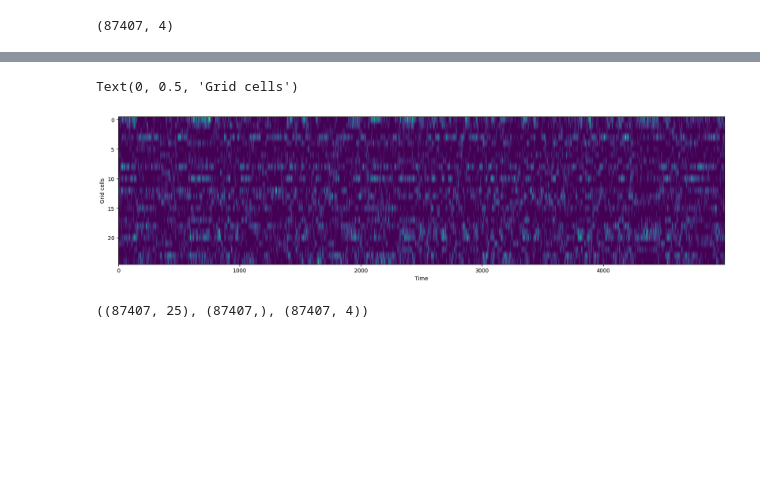
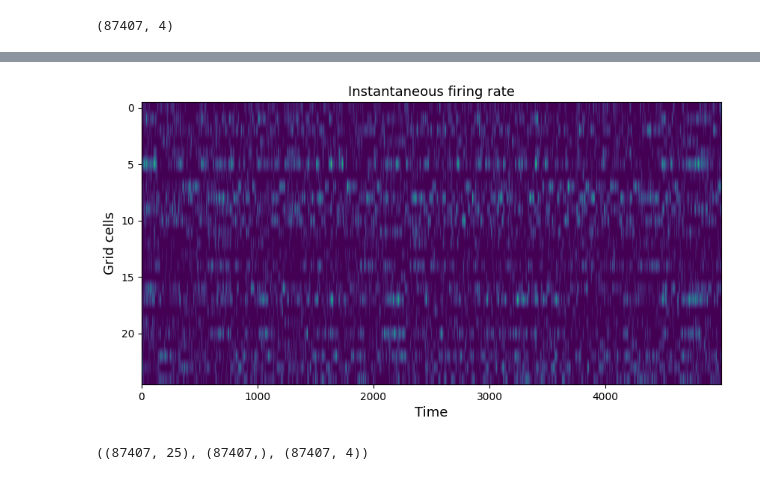
Before and after one commit to PJJ19/autopi_grid_cell_decoding, a Jupyter notebook: notebooks/4_Predicting toroidal location based on grid cell activity.ipynb, the cells around one changed output, grey strips where cells are left out. Saved outputs shown, nothing was run; the diff lists cells and outputs as text; code cells hidden in the pictures; blank space fills up the shorter version.

Commit message:
Update notebooks and images

```diff
--- a/notebooks/4_Predicting toroidal location based on grid cell activity.ipynb
+++ b/notebooks/4_Predicting toroidal location based on grid cell activity.ipynb
@@ -122,13 +125,15 @@ train_ifr = ifr.T
 train_time = time
 # %%
 # Visualize the spike_train
-fig, ax =plt.subplots(figsize=(20,5))
+fig, ax =plt.subplots(figsize=(10,5))
 ax.imshow(train_ifr[:5000,:].T,aspect="auto",interpolation=None)
-ax.set_xlabel('Time')
-ax.set_ylabel('Grid cells')
+ax.set_xlabel('Time',fontsize=13)
+ax.set_ylabel('Grid cells',fontsize=13)
+ax.set_title('Instantaneous firing rate',fontsize=13)
+
+fig.savefig('../img/notebook4_grid_cell_ifr.png', dpi=300, bbox_inches='tight')
 # %% [output]
-Text(0, 0.5, 'Grid cells')
-[figure, old version]
+[figure, new version]
 # %%
 train_ifr.shape,train_time.shape,train_pose.shape
 # %% [output]
```
Also changed, not shown: parts of 6 cells of this notebook, 18 other files.
